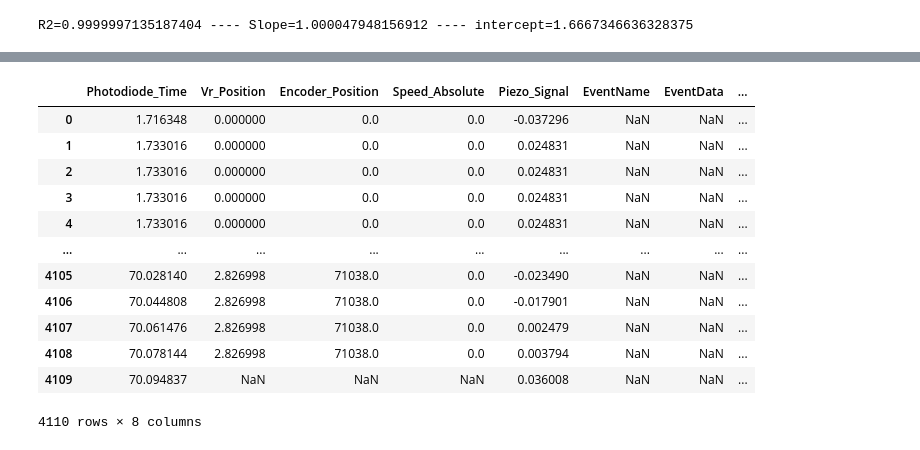
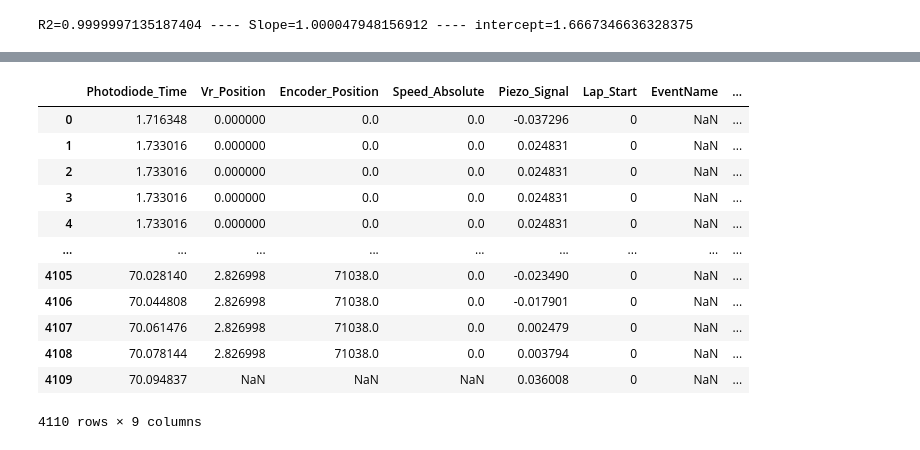
Before and after one commit to neurogears/sarahe-vr-2p, a Jupyter notebook: analysis/preprocessData.ipynb, the cells around one changed output, grey strips where cells are left out. Saved outputs shown, nothing was run; the diff lists cells and outputs as text; code cells hidden in the pictures.

```diff
--- a/analysis/preprocessData.ipynb
+++ b/analysis/preprocessData.ipynb
@@ -148,28 +157,34 @@ Name: 50, dtype: float64
 # %%
 data=pd.DataFrame()
 data['Photodiode_Time']=counter_csv_data['Photodiode_Time']
 data = data.merge(vr_csv_data[['Photodiode_Time','Position']],on='Photodiode_Time',how='left')
 data = data.rename(columns={'Position':'Vr_Position'})
 data = data.merge(encoder_csv_data[['Photodiode_Time','RotaryEncoder','Speed_Absolute']],on='Photodiode_Time',how='left')
 data = data.rename(columns={'RotaryEncoder':'Encoder_Position'})
 # nearest neighbor for analog piezo signal
 indices = np.searchsorted(aligned_piezo_times, data['Photodiode_Time'])
 indices = np.clip(indices, 0, len(piezo_signal) - 1)  #ensure within valid range for indices
 data['Piezo_Signal'] = piezo_signal[indices]
 
+lap_transitions=np.where(np.diff(vr_csv_data['Position']) < -4)[0] + 1
+num_laps = len(lap_transitions) + 1
+
+data['Lap_Start'] = 0
+data.loc[lap_transitions, 'Lap_Start'] = 1
+
 data = data.merge(events_csv_data[['Photodiode_Time','EventName','EventData']],on='Photodiode_Time',how='left')
 data = data.merge(scanner_df, on='Photodiode_Time', how='left')
 # %% [output]
-|  | Photodiode_Time | Vr_Position | Encoder_Position | Speed_Absolute | Piezo_Signal | EventName | EventData | ... |
-| 0 | 1.716348 | 0.000000 | 0.0 | 0.0 | -0.037296 | NaN | NaN | ... |
-| 1 | 1.733016 | 0.000000 | 0.0 | 0.0 | 0.024831 | NaN | NaN | ... |
-| 2 | 1.733016 | 0.000000 | 0.0 | 0.0 | 0.024831 | NaN | NaN | ... |
-| 3 | 1.733016 | 0.000000 | 0.0 | 0.0 | 0.024831 | NaN | NaN | ... |
-| 4 | 1.733016 | 0.000000 | 0.0 | 0.0 | 0.024831 | NaN | NaN | ... |
+|  | Photodiode_Time | Vr_Position | Encoder_Position | Speed_Absolute | Piezo_Signal | Lap_Start | EventName | ... |
+| 0 | 1.716348 | 0.000000 | 0.0 | 0.0 | -0.037296 | 0 | NaN | ... |
+| 1 | 1.733016 | 0.000000 | 0.0 | 0.0 | 0.024831 | 0 | NaN | ... |
+| 2 | 1.733016 | 0.000000 | 0.0 | 0.0 | 0.024831 | 0 | NaN | ... |
+| 3 | 1.733016 | 0.000000 | 0.0 | 0.0 | 0.024831 | 0 | NaN | ... |
+| 4 | 1.733016 | 0.000000 | 0.0 | 0.0 | 0.024831 | 0 | NaN | ... |
 | ... | ... | ... | ... | ... | ... | ... | ... | ... |
-| 4105 | 70.028140 | 2.826998 | 71038.0 | 0.0 | -0.023490 | NaN | NaN | ... |
-| 4106 | 70.044808 | 2.826998 | 71038.0 | 0.0 | -0.017901 | NaN | NaN | ... |
-| 4107 | 70.061476 | 2.826998 | 71038.0 | 0.0 | 0.002479 | NaN | NaN | ... |
-| 4108 | 70.078144 | 2.826998 | 71038.0 | 0.0 | 0.003794 | NaN | NaN | ... |
-| 4109 | 70.094837 | NaN | NaN | NaN | 0.036008 | NaN | NaN | ... |
+| 4105 | 70.028140 | 2.826998 | 71038.0 | 0.0 | -0.023490 | 0 | NaN | ... |
+| 4106 | 70.044808 | 2.826998 | 71038.0 | 0.0 | -0.017901 | 0 | NaN | ... |
+| 4107 | 70.061476 | 2.826998 | 71038.0 | 0.0 | 0.002479 | 0 | NaN | ... |
+| 4108 | 70.078144 | 2.826998 | 71038.0 | 0.0 | 0.003794 | 0 | NaN | ... |
+| 4109 | 70.094837 | NaN | NaN | NaN | 0.036008 | 0 | NaN | ... |
-4110 rows × 8 columns
+4110 rows × 9 columns
```
Also changed, not shown: parts of 9 cells of this notebook, 9 other files.
